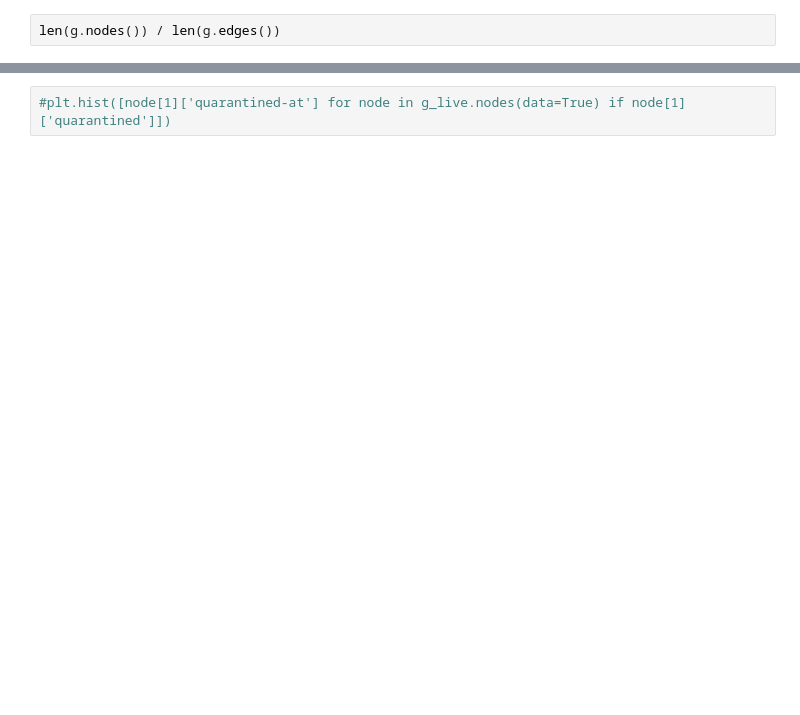
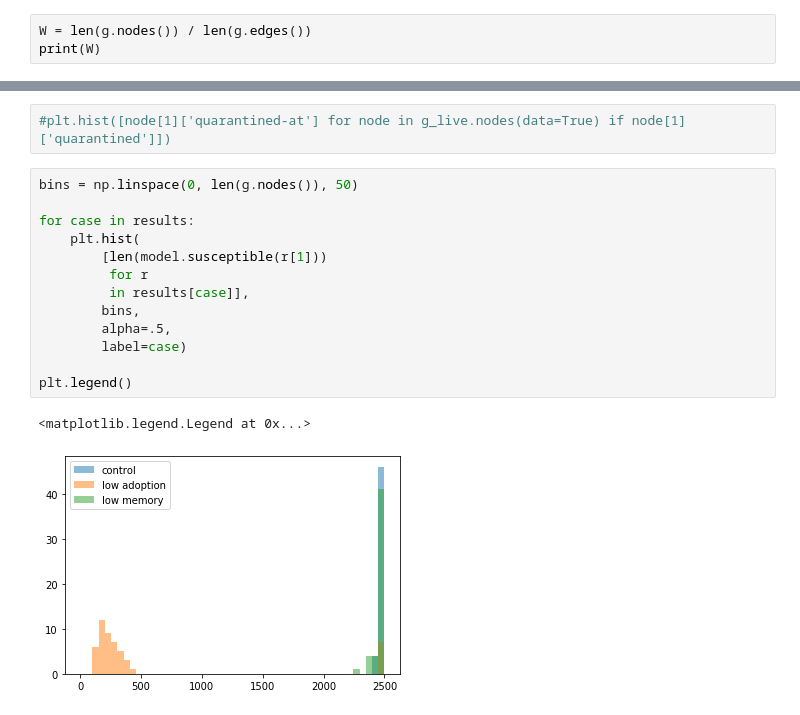
Before and after one commit to sbenthall/privacy-abm, a Jupyter notebook: contact-tracing/code/Python/Graph-based Contact Tracing Simulation.ipynb, the cells around one changed output, grey strips where cells are left out. Cells and saved outputs as stored; diff of their text form; blank space fills up the shorter version.

```diff
--- a/contact-tracing/code/Python/Graph-based Contact Tracing Simulation.ipynb
+++ b/contact-tracing/code/Python/Graph-based Contact Tracing Simulation.ipynb
@@ -117,3 +118,4 @@ g = nx.watts_strogatz_graph(2500, 4, .01)
 # %%
-len(g.nodes()) / len(g.edges())
+W = len(g.nodes()) / len(g.edges())
+print(W)
 # %% [output]
@@ -347,2 +372,18 @@ Light orange: Quarantined early. Dark orange: Quarantined late.
 # %%
 #plt.hist([node[1]['quarantined-at'] for node in g_live.nodes(data=True) if node[1]['quarantined']])
+# %%
+bins = np.linspace(0, len(g.nodes()), 50)
+
+for case in results:
+    plt.hist(
+        [len(model.susceptible(r[1]))
+         for r
+         in results[case]],
+        bins,
+        alpha=.5,
+        label=case)
+
+plt.legend()
+# %% [output]
+<matplotlib.legend.Legend at 0x...>
+[figure, added]
```
Also changed, not shown: parts of 21 cells of this notebook, 1 other file.
